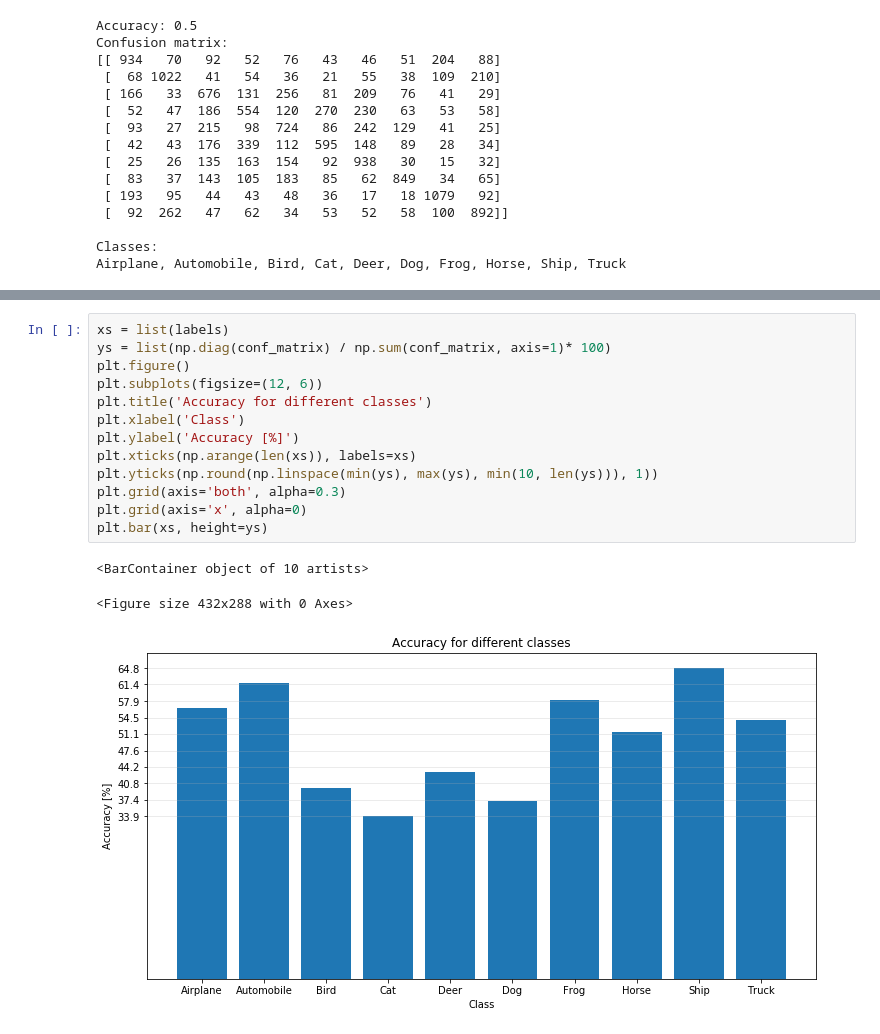
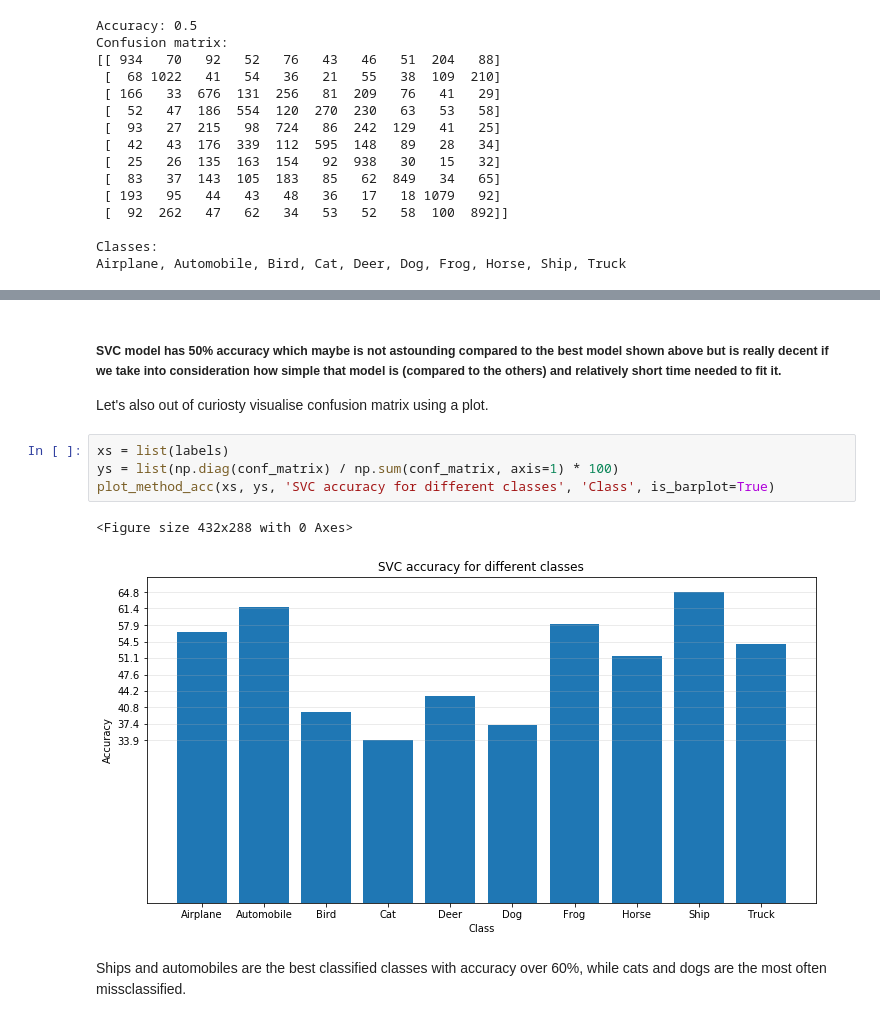
Before and after one commit to jgrodzicki/cifar_image_classification, a Jupyter notebook: PROJECT.ipynb, the cells around one changed output, grey strips where cells are left out. Saved outputs shown, nothing was run; the diff lists cells and outputs as text.

```diff
--- a/PROJECT.ipynb
+++ b/PROJECT.ipynb
@@ -418,17 +406,12 @@ Truck: 0.54
-# %%
-xs = list(labels)
-ys = list(np.diag(conf_matrix) / np.sum(conf_matrix, axis=1)* 100)
-plt.figure()
-plt.subplots(figsize=(12, 6))
-plt.title('Accuracy for different classes')
-plt.xlabel('Class')
-plt.ylabel('Accuracy [%]')
-plt.xticks(np.arange(len(xs)), labels=xs)
-plt.yticks(np.round(np.linspace(min(ys), max(ys), min(10, len(ys))), 1))
-plt.grid(axis='both', alpha=0.3)
-plt.grid(axis='x', alpha=0)
-plt.bar(xs, height=ys)
-# %% [output]
-<BarContainer object of 10 artists>
-<Figure size 432x288 with 0 Axes>
-[figure, removed]
+# %% [markdown]
+##### SVC model has 50% accuracy which maybe is not astounding compared to the best model shown above but is really decent if we take into consideration how simple that model is (compared to the others) and relatively short time needed to fit it.
+Let's also out of curiosty visualise confusion matrix using a plot.
+# %%
+xs = list(labels)
+ys = list(np.diag(conf_matrix) / np.sum(conf_matrix, axis=1) * 100)
+plot_method_acc(xs, ys, 'SVC accuracy for different classes', 'Class', is_barplot=True)
+# %% [output]
+<Figure size 432x288 with 0 Axes>
+[figure, added]
+# %% [markdown]
+Ships and automobiles are the best classified classes with accuracy over 60%, while cats and dogs are the most often missclassified.
```
Also changed, not shown: parts of 6 cells of this notebook.
